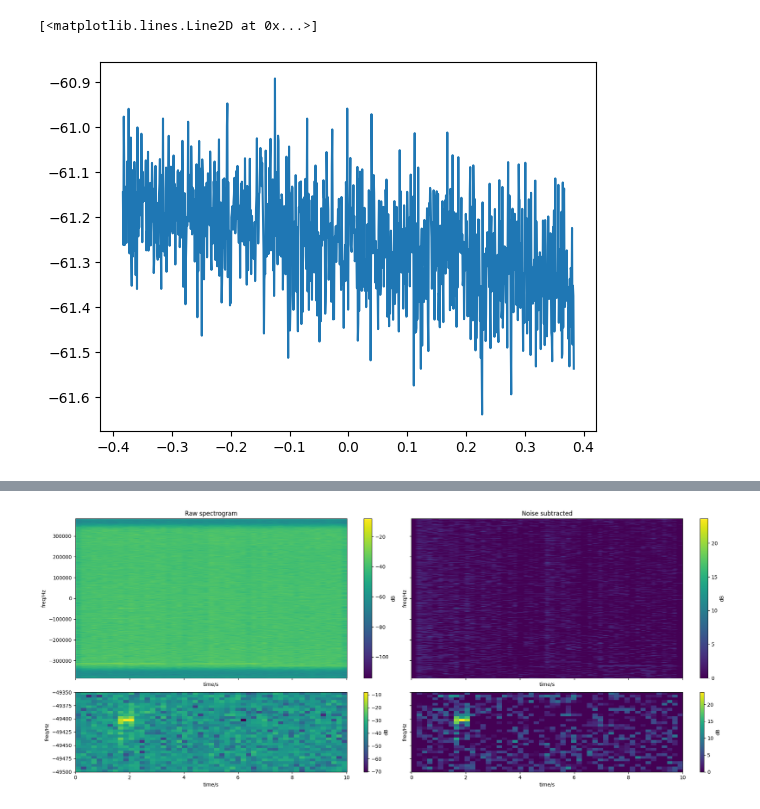
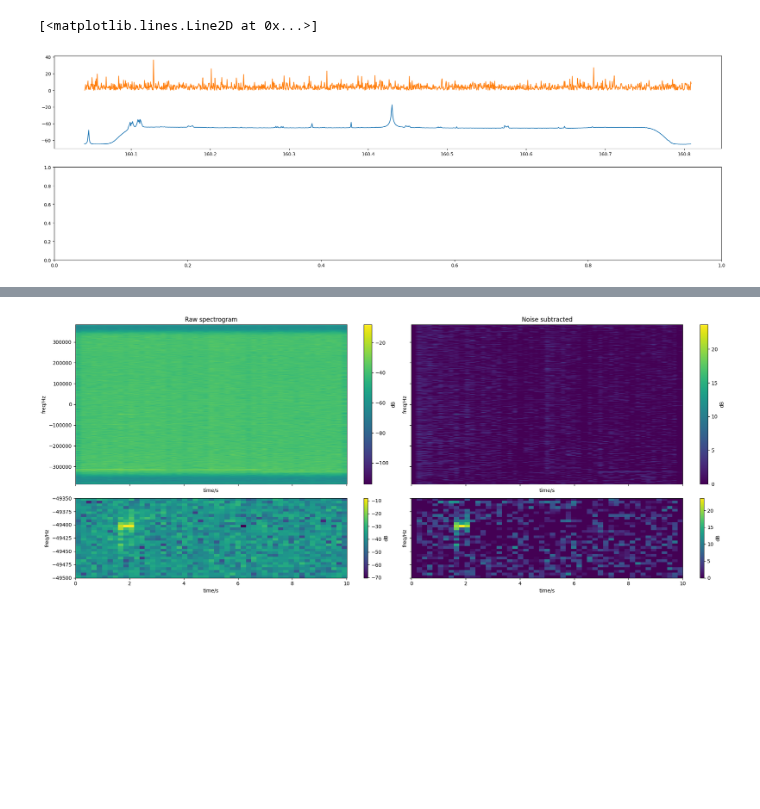
Before and after one commit to bigalnz/test_fft, a Jupyter notebook: notebooks/channelised_baseline.ipynb, the cells around one changed output, grey strips where cells are left out. Saved outputs shown, nothing was run; the diff lists cells and outputs as text; code cells hidden in the pictures; blank space fills up the shorter version.

```diff
--- a/notebooks/channelised_baseline.ipynb
+++ b/notebooks/channelised_baseline.ipynb
@@ -14,27 +14,59 @@ def db(x):
 # %%
 # load raw samples
 d = np.fromfile("../data/test_windows.fc32", dtype=np.complex64)
-fs = 768000  # sampling frequency
-f0  = 160.425
+samples = d[512000:768000]
+fs = 768_000  # sampling frequency
+f0  = 160425000
 N_fft = 1024
-f = (np.fft.fftshift(np.fft.fftfreq(N_fft, 1 / fs)) + f0) / 1e6
-samples = d[:256000]
-T = np.arange(len(samples)) / fs * N_fft
 
-N_time_PSD = 250
+# Generate array of channel frequencies
+f = (np.fft.fftshift(np.fft.fftfreq(N_fft, 1/fs)) + f0) / 1e6
+
+# Time tag each sample
+t = np.arange(len(d)) / fs
+
 # Reshape so we can do an FFT over an axis
-d_fft = samples.reshape((-1, N_fft))
+d_fft = d.reshape((-1, N_fft))
 D = np.fft.fftshift(np.fft.fft(d_fft, axis=1), axes=(1,))
 
-PSD = (np.abs(samples.reshape((N_time_PSD, -1, N_fft))) ** 2).mean(axis=1)
+# Time tag each sample coming from a channel
+T = np.arange(len(D)) / fs * N_fft
+
+# Now convert into power spectral density
+# 1. Reshape to (N_timestep, N_int_per_timestep, N_fft)
+# 2. Square
+# 3. Sum over N_int_per_timestep axis
+N_time_PSD = 250
+PSD = (np.abs(D.reshape((N_time_PSD, -1, N_fft)))**2).mean(axis=1)
 
 # Create overall spectrum
 spec = PSD.mean(axis=0)
 
-plt.plot(f, db(spec))
+figure, axis = plt.subplots(2,1, figsize=(26,8))
+
+
+axis[0].plot(f, db(spec))
+#PSD = db(PSD)
+#baseline = np.cumsum(PSD, axis=1) / np.arange(1, PSD.shape[1] + 1)
+#PSD_adj = PSD - baseline
+
+
+window_size = 1024 * 5
+SFT = ShortTimeFFT(win=np.ones(window_size), hop=window_size, fs=fs, fft_mode="centered")
+D = SFT.stft(d)
+PSD = np.abs(D)**2
+P = db(PSD)
+f2 = (np.fft.fftshift(np.fft.fftfreq(1501, 1/fs)) + f0) / 1e6
+# we can try slightly different ways to compute and subtract the noise floor
+# baseline = np.mean(P, axis=0, keepdims=True)
+# baseline = ndimage.uniform_filter1d(P, size=100_000, axis=1, mode="constant", cval=0)
+baseline = np.cumsum(P, axis=1) / np.arange(1, P.shape[1] + 1)
+P_adj = P - baseline
+
+axis[0].plot(f2, np.abs(P_adj[0]))
 # %% [output]
 [<matplotlib.lines.Line2D at 0x...>]
-[figure, old version]
+[figure, new version]
 # %%
 window_size = 1024 * 5
 SFT = ShortTimeFFT(win=np.ones(window_size), hop=window_size, fs=fs, fft_mode="centered")
```
Also changed, not shown: parts of 1 cell of this notebook.
